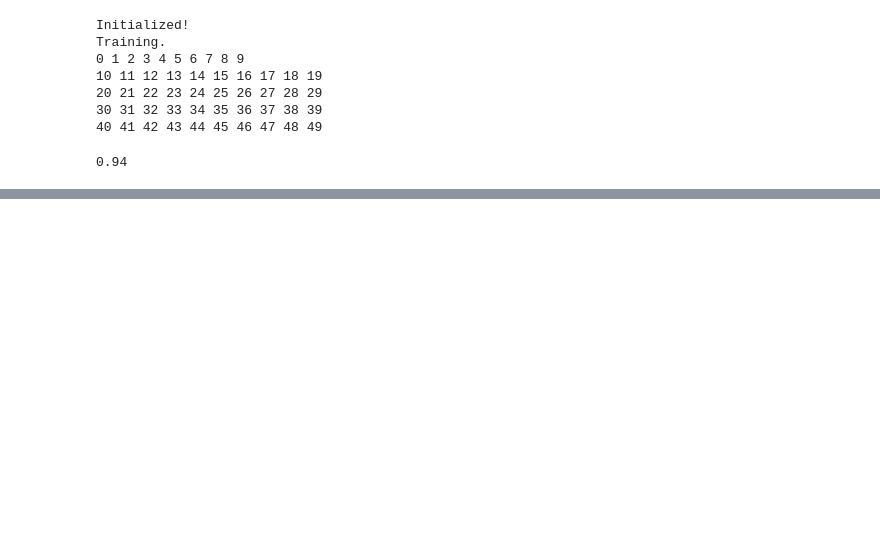
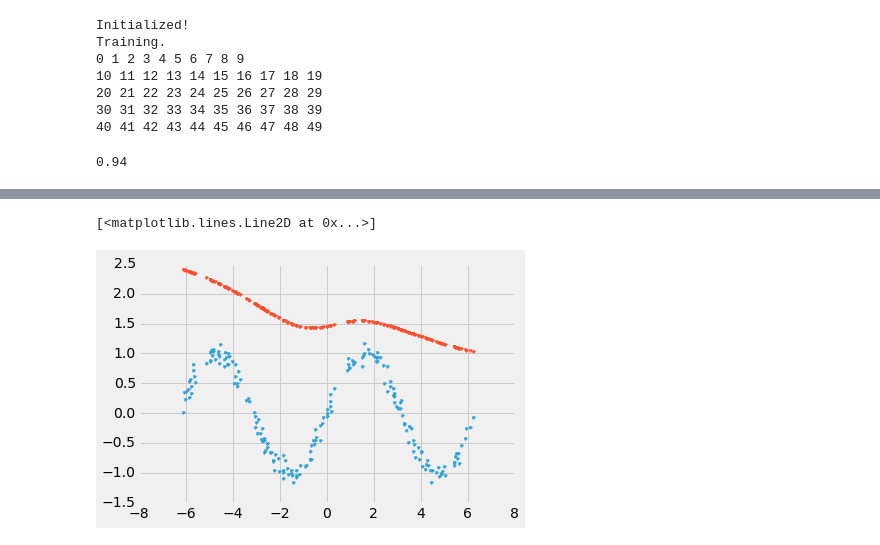
Before and after one commit to arokem/try-tf, a Jupyter notebook: try-tf.ipynb, the cells around one changed output, grey strips where cells are left out. Saved outputs shown, nothing was run; the diff lists cells and outputs as text; code cells hidden in the pictures; blank space fills up the shorter version.

Commit message:
Added a universal function approximator class
Still needs more work.

```diff
--- a/try-tf.ipynb
+++ b/try-tf.ipynb
@@ -348,0 +387,24 @@ ax.set_aspect('equal')
+# %%
+num_examples = 1000
+train_split = 0.8
+# %%
+all_x = np.float32(np.random.uniform(-2*np.pi, 2*np.pi, (1, num_examples))).T
+np.random.shuffle(all_x)
+
+train_size = int(num_examples*train_split)
+
+trainx = all_x[:train_size]
+testx = all_x[train_size:]
+
+trainy = function_to_learn(trainx)
+testy = function_to_learn(testx)
+# %%
+ufa.fit(trainx, trainy)
+# %%
+y_hat = ufa.predict(testx)
+# %%
+plt.plot(testx, testy, '.')
+plt.plot(testx, y_hat, '.')
+# %% [output]
+[<matplotlib.lines.Line2D at 0x...>]
+[figure, added]
```
Also changed, not shown: parts of 16 cells of this notebook.
